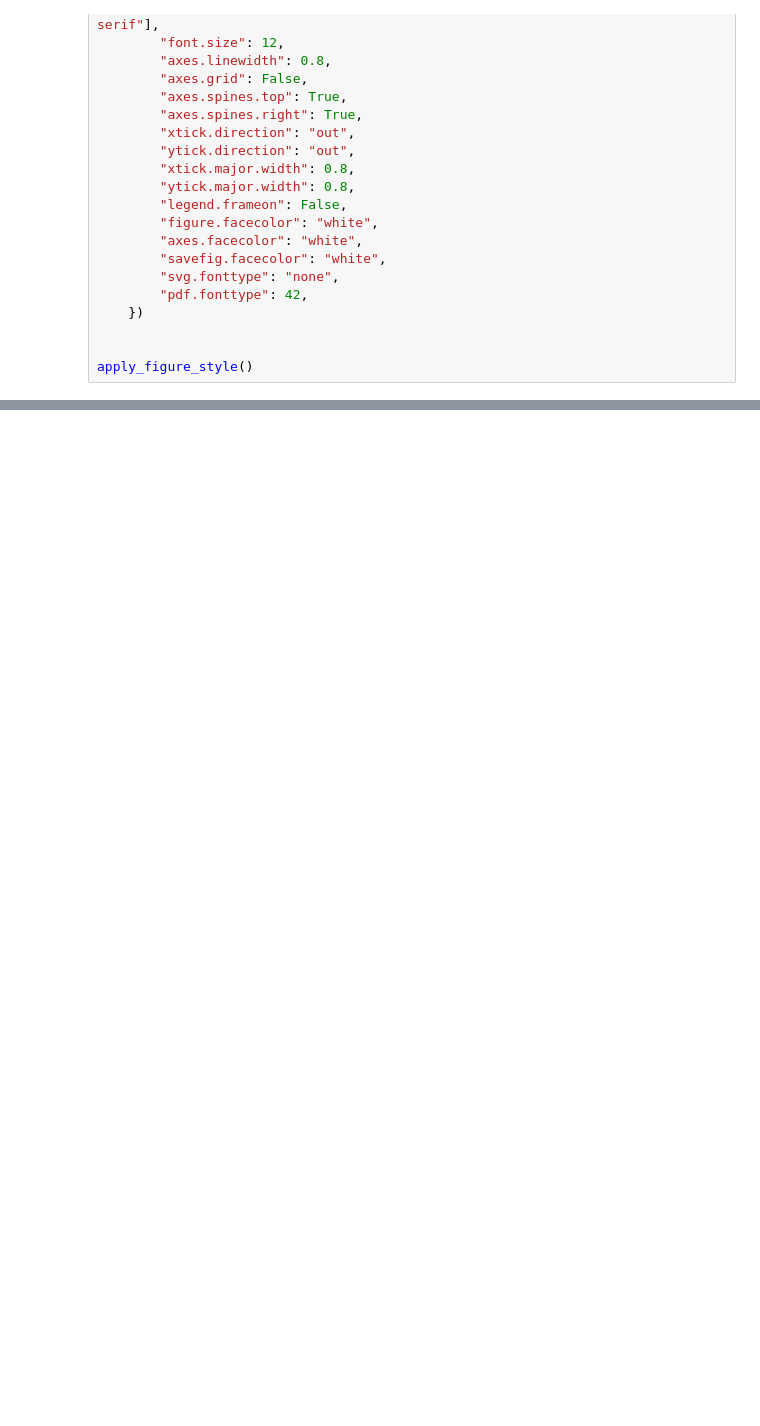
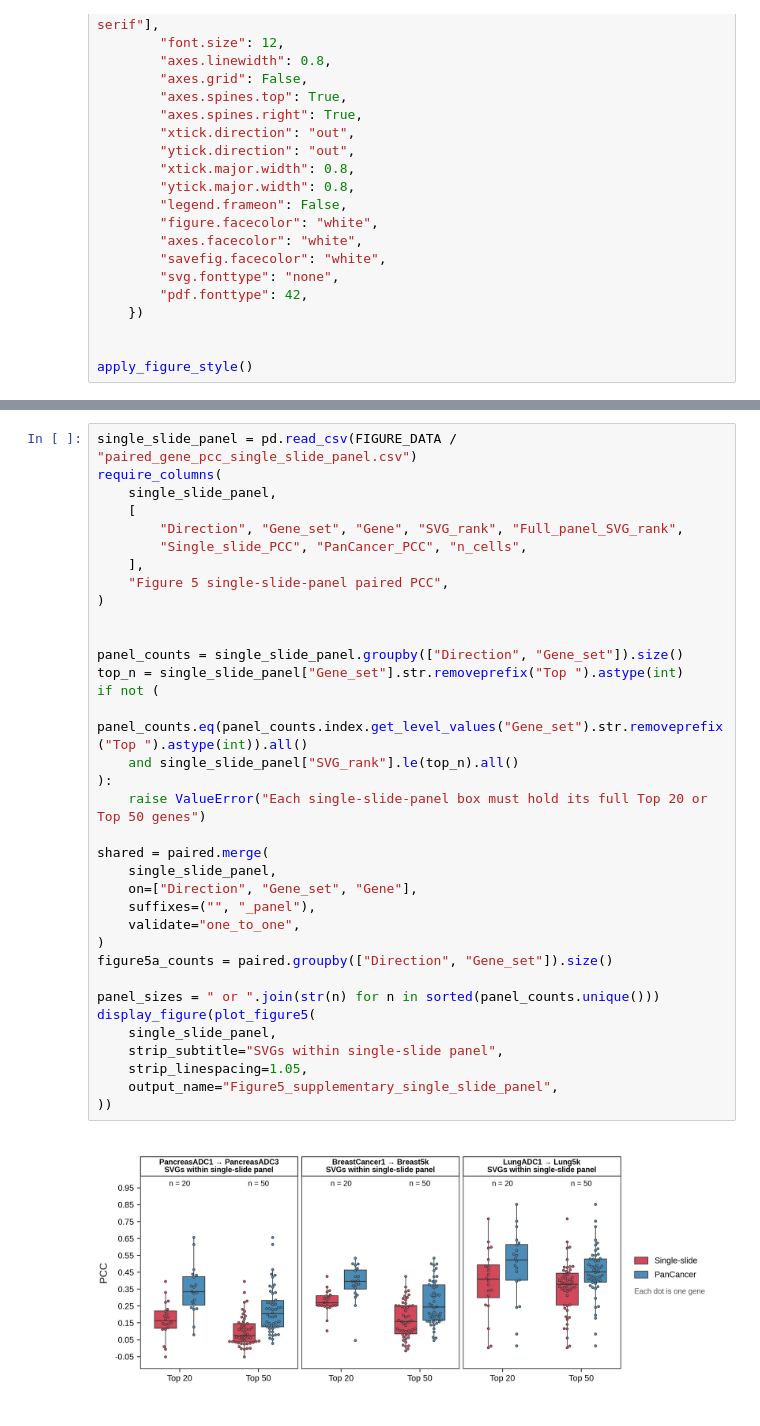
Before and after one commit to SydneyBioX/GHIST_plus, a Jupyter notebook: Figure5.ipynb, the cells around one changed output, grey strips where cells are left out. Saved outputs shown, nothing was run; the diff lists cells and outputs as text; blank space fills up the shorter version.

```diff
--- a/Figure5.ipynb
+++ b/Figure5.ipynb
@@ -197,0 +263,37 @@ display_figure(plot_figure5(paired))
+# %%
+single_slide_panel = pd.read_csv(FIGURE_DATA / "paired_gene_pcc_single_slide_panel.csv")
+require_columns(
+    single_slide_panel,
+    [
+        "Direction", "Gene_set", "Gene", "SVG_rank", "Full_panel_SVG_rank",
+        "Single_slide_PCC", "PanCancer_PCC", "n_cells",
+    ],
+    "Figure 5 single-slide-panel paired PCC",
+)
+
+
+panel_counts = single_slide_panel.groupby(["Direction", "Gene_set"]).size()
+top_n = single_slide_panel["Gene_set"].str.removeprefix("Top ").astype(int)
+if not (
+    panel_counts.eq(panel_counts.index.get_level_values("Gene_set").str.removeprefix("Top ").astype(int)).all()
+    and single_slide_panel["SVG_rank"].le(top_n).all()
+):
+    raise ValueError("Each single-slide-panel box must hold its full Top 20 or Top 50 genes")
+
+shared = paired.merge(
+    single_slide_panel,
+    on=["Direction", "Gene_set", "Gene"],
+    suffixes=("", "_panel"),
+    validate="one_to_one",
+)
+figure5a_counts = paired.groupby(["Direction", "Gene_set"]).size()
+
+panel_sizes = " or ".join(str(n) for n in sorted(panel_counts.unique()))
+display_figure(plot_figure5(
+    single_slide_panel,
+    strip_subtitle="SVGs within single-slide panel",
+    strip_linespacing=1.05,
+    output_name="Figure5_supplementary_single_slide_panel",
+))
+# %% [output]
+[figure, added]
```
Also changed, not shown: parts of 3 cells of this notebook.
